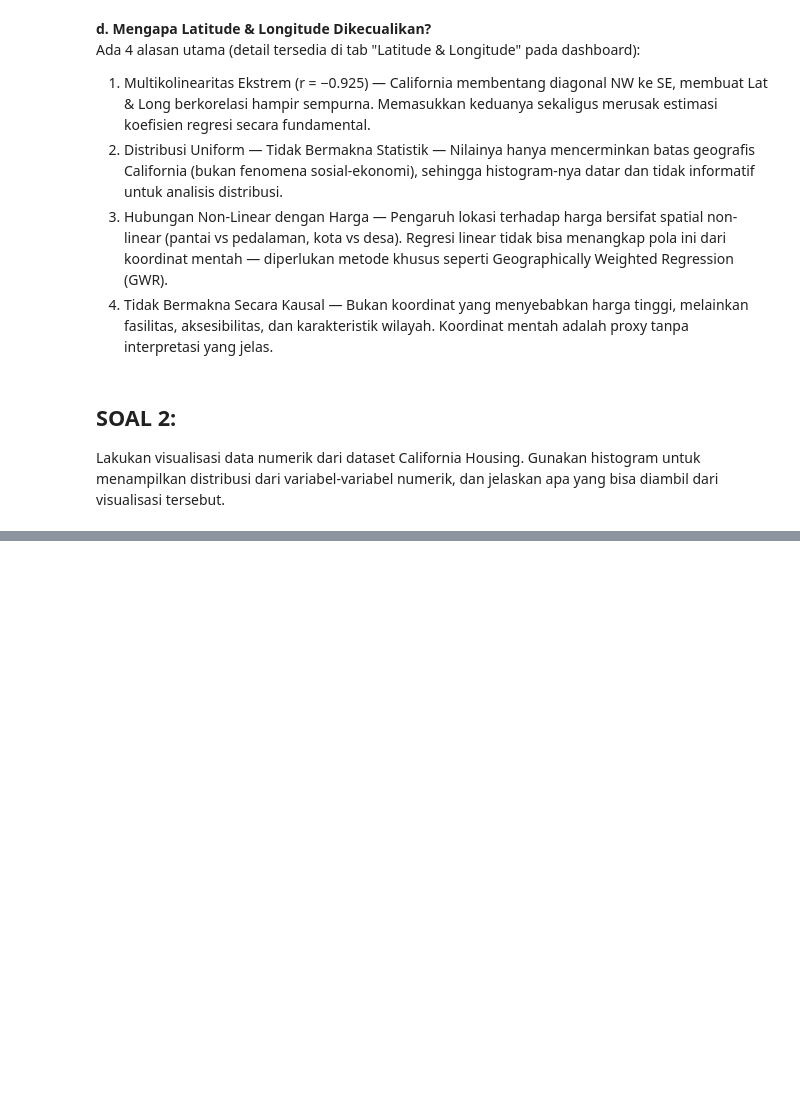
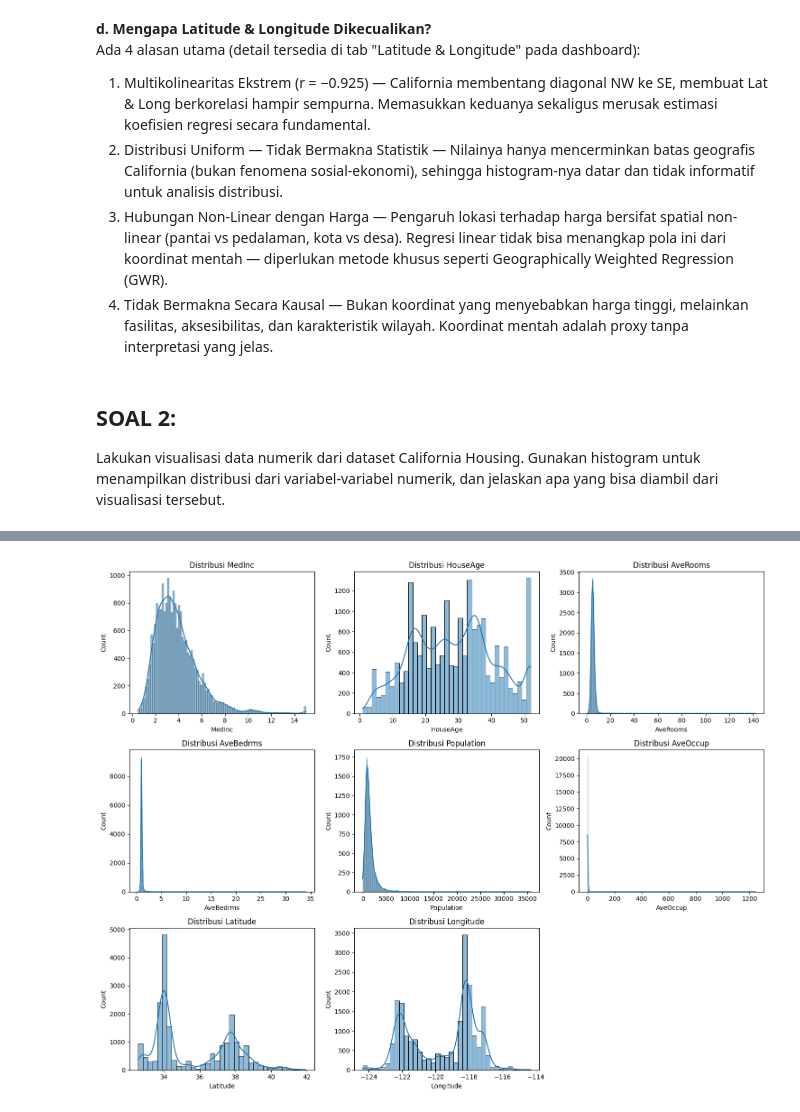
Before and after one commit to RekoNF/EDV_Tugas-and-Quiz, a Jupyter notebook: UTS/UTS_Semester 2.ipynb, the cells around one changed output, grey strips where cells are left out. Saved outputs shown, nothing was run; the diff lists cells and outputs as text; code cells hidden in the pictures; blank space fills up the shorter version.

```diff
--- a/UTS/UTS_Semester 2.ipynb
+++ b/UTS/UTS_Semester 2.ipynb
@@ -53,5 +53,6 @@ import pandas as pd
 import matplotlib.pyplot as plt
 import seaborn as sns
 # %%
-data = pd.read_xlsx(r"C:\Users\Mareko\OneDrive\Documents\Python Statistika\DataSets\california_housing.xlsx")
+data = pd.read_excel(r"C:\Users\Mareko\OneDrive\Documents\Python Statistika\DataSets\california_housing.xlsx")
+print(data.head(101))
 # %% [output]
@@ -58,0 +76,23 @@ AttributeError: module 'pandas' has no attribute 'read_xlsx'
+# %%
+kolom = data.columns[:-1]
+n = len(kolom)
+
+# Hitung jumlah baris dan kolom grid secara otomatis
+ncols = 3
+nrows = (n + ncols - 1) // ncols  # ceiling division
+
+fig, axes = plt.subplots(nrows, ncols, figsize=(15, nrows * 4))
+axes = axes.flatten()
+
+for i, col in enumerate(kolom):
+    sns.histplot(data[col], ax=axes[i], kde=True)
+    axes[i].set_title(f'Distribusi {col}')
+
+# Sembunyikan subplot kosong (jika jumlah kolom tidak habis dibagi ncols)
+for j in range(i + 1, len(axes)):
+    axes[j].set_visible(False)
+
+plt.tight_layout()
+plt.show()
+# %% [output]
+[figure, added]
```
Also changed, not shown: parts of 1 cell of this notebook, 1 other file.
